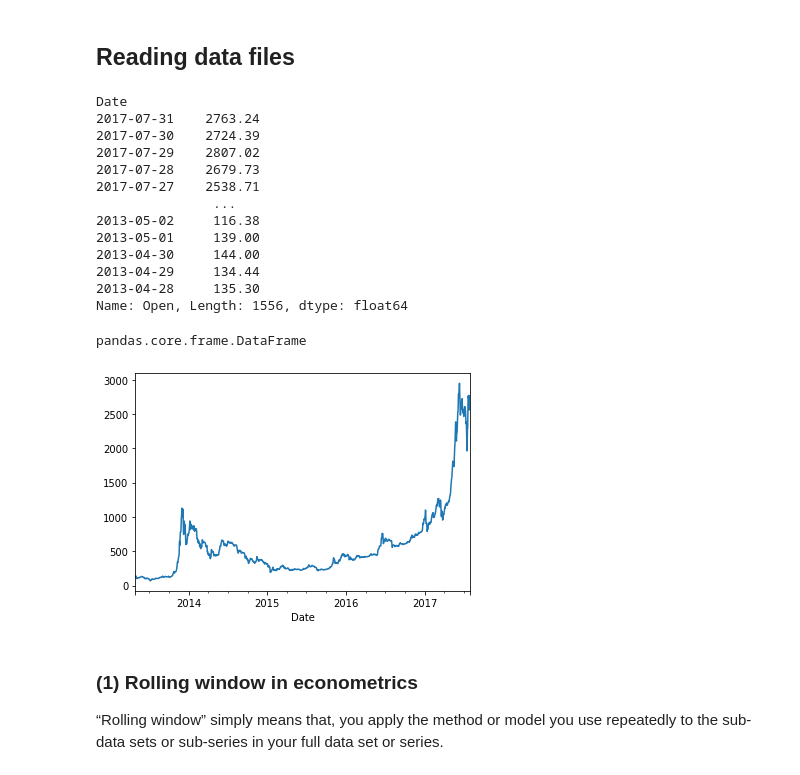
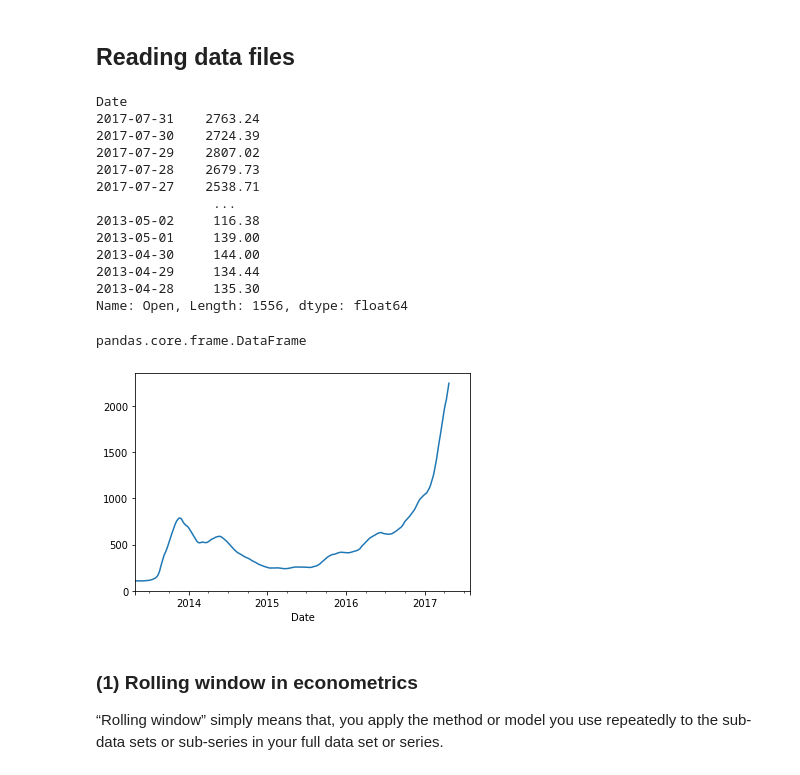
Before and after one commit to bachpx195/the_big_trade, a Jupyter notebook: LearnPandas/panda.ipynb, the cells around one changed output. Drawn from its saved outputs; the diff is of its cells as text; code cells hidden in the pictures.

```diff
--- a/LearnPandas/panda.ipynb
+++ b/LearnPandas/panda.ipynb
@@ -48,35 +48,35 @@ bitcoin_prices['Date']= pd.to_datetime(bitcoin_prices['Date'])
 
 # set date column is index
 bitcoin_prices = bitcoin_prices.set_index('Date')
 
 # tail() to see end of file
 # print(bitcoin_prices.tail(6))
 
 # Get data by 2017
 seven_teen_df = bitcoin_prices.loc['2013-05-03':'2013-04-28']
 
 print(bitcoin_prices['Open'])
 
 # (1) We could smooth the data with a rolling average
-bitcoin_prices['Open'].rolling(2).mean().plot()
+bitcoin_prices['Open'].rolling(100).mean().plot()
 
 type(seven_teen_df)
 # %% [output]
 Date
 2017-07-31    2763.24
 2017-07-30    2724.39
 2017-07-29    2807.02
 2017-07-28    2679.73
 2017-07-27    2538.71
                ...
 2013-05-02     116.38
 2013-05-01     139.00
 2013-04-30     144.00
 2013-04-29     134.44
 2013-04-28     135.30
 Name: Open, Length: 1556, dtype: float64
 pandas.core.frame.DataFrame
-[figure, old version]
+[figure, new version]
 # %% [markdown]
 ### (1) Rolling window in econometrics
 
```
Also changed, not shown: 3 other files.
